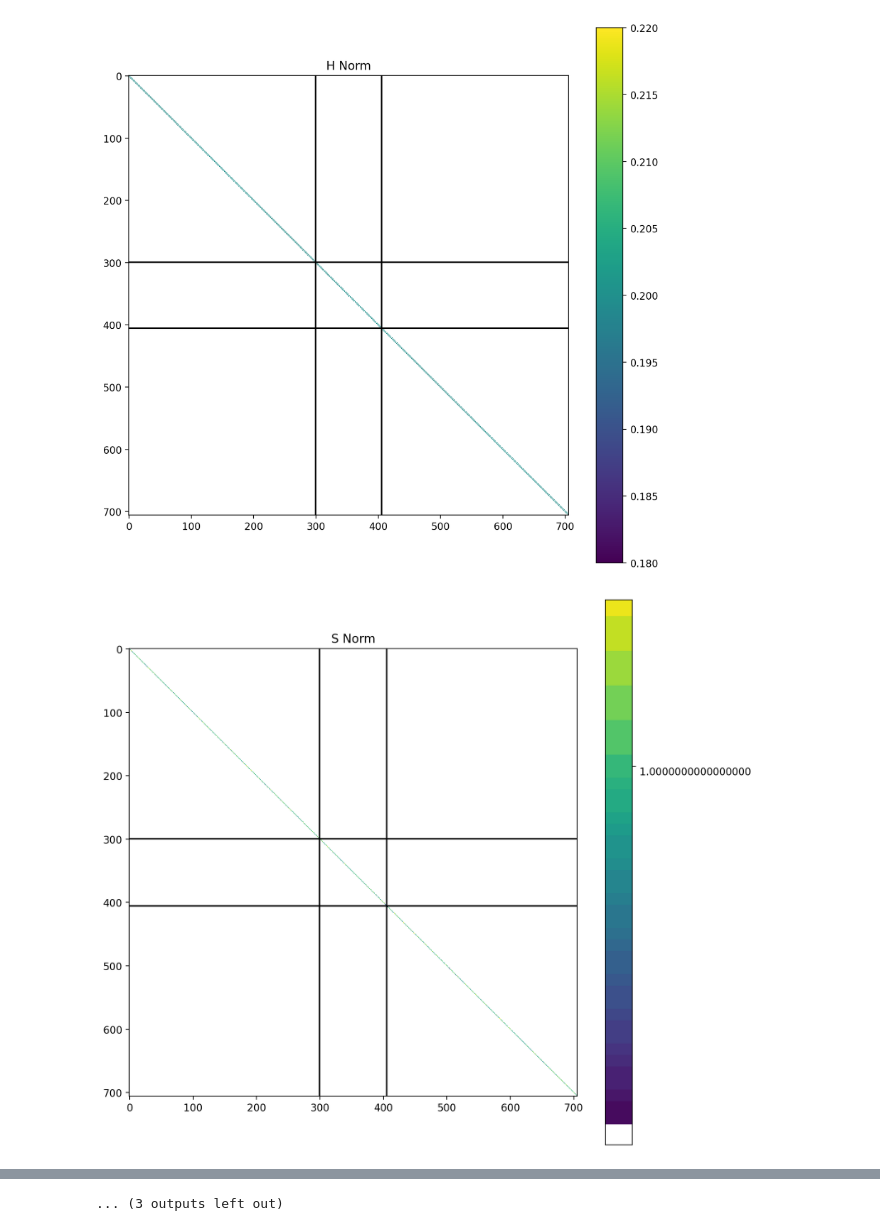
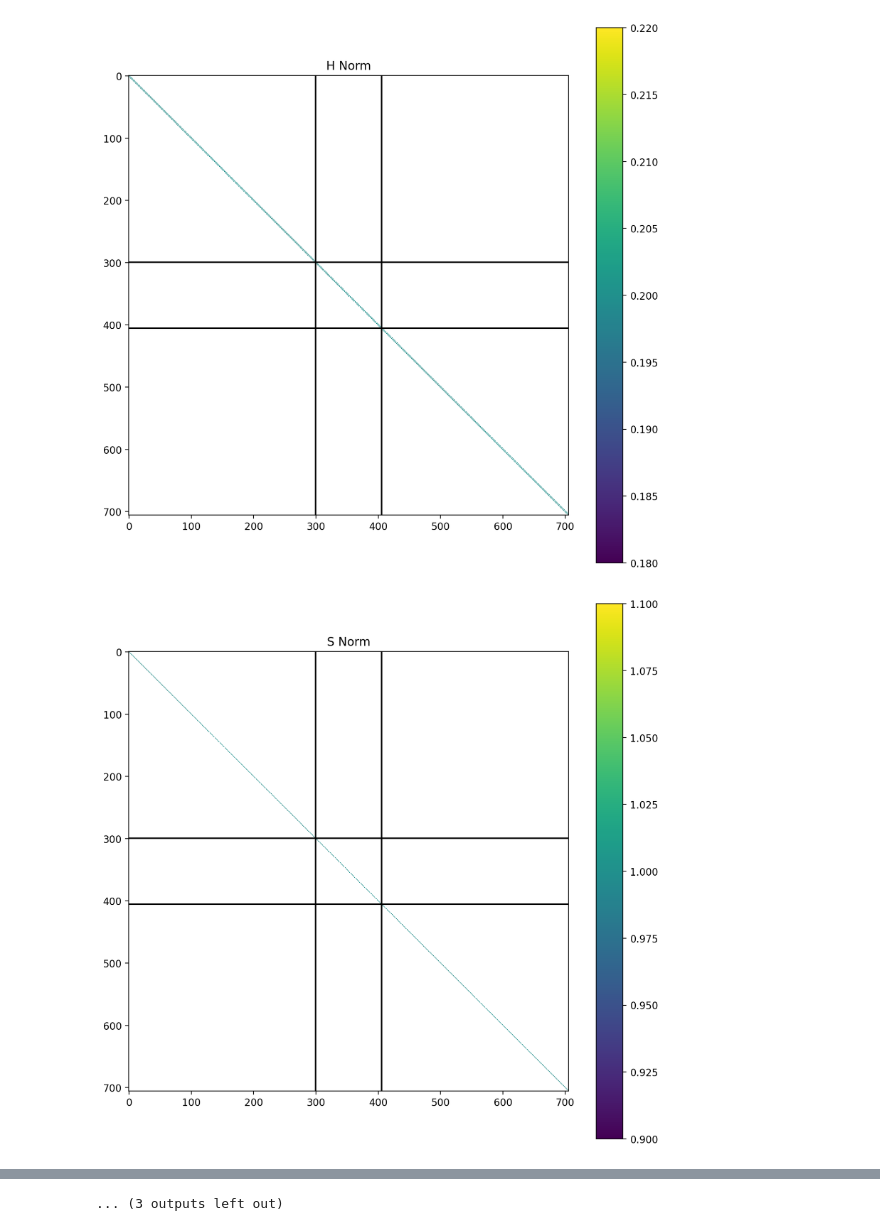
Before and after one commit to darousso/TDQT_Framework, a Jupyter notebook: Examples/Attempt at Replicating Oded's Figure 4 (Trying instead to match Kashinath's code outputs).ipynb, the cells around one changed output, grey strips where cells are left out. Drawn from its saved outputs; the diff is of its cells as text; code cells hidden in the pictures.

```diff
--- a/Examples/Attempt at Replicating Oded's Figure 4.ipynb
+++ b/Examples/Attempt at Replicating Oded's Figure 4 (Trying instead to match Kashinath's code outputs).ipynb
@@ -5,22 +5,23 @@ import dill
 # %%
 structure_config="Oded"
 V_bias=0.3 #V
 T_L=0 #K
 T_R=0 #K
 T_EM=0 #K
 
 H, S, size_lead_L,size_lead_R = Get_Structure(structure_config)
 device = Device(
     H=H,
-    S=S,
+    S=np.eye(H.shape[0]),
     size_lead_L=size_lead_L,size_lead_R=size_lead_R,
     V_bias=V_bias,
     T_L=T_L, T_R=T_R, T_EM=T_EM,
-    clean_matrices=True
+    clean_matrices=True,
+    oded_bias_convention=False,
 )
 device.Visualize()
 # %% [output]
 [figure]
-[figure, old version]
+[figure, new version]
 [figure]
 [figure]
```
Also changed, not shown: parts of 3 cells of this notebook, 6 other files.
